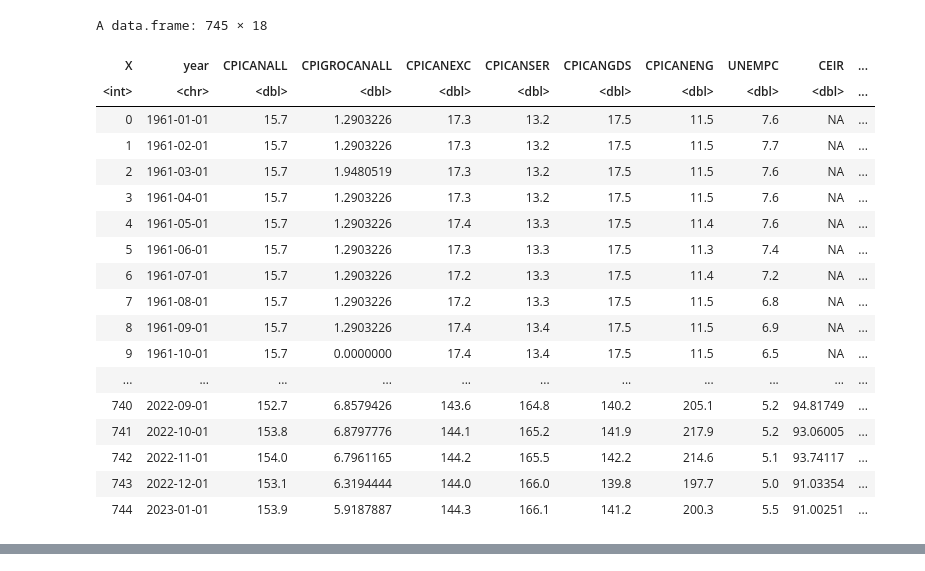
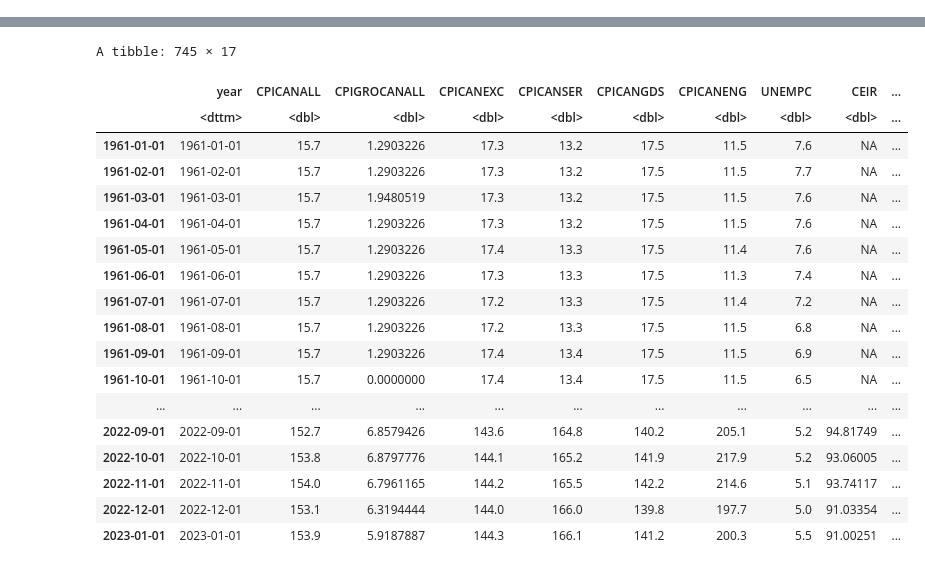
Before and after one commit to Tuee22/jupyter_r, a Jupyter notebook: assignment_2/assignment_2.ipynb, the cells around one changed output, grey strips where cells are left out. Drawn from its saved outputs; the diff is of its cells as text; code cells hidden in the pictures.

```diff
--- a/assignment_2/assignment_2.ipynb
+++ b/assignment_2/assignment_2.ipynb
@@ -1,23 +0,0 @@
-# %%
-data <- read.csv(file='projectdata_FW2002.csv')
-data
-# %% [output]
-A data.frame: 745 × 18
-| X | year | CPICANALL | CPIGROCANALL | CPICANEXC | CPICANSER | CPICANGDS | CPICANENG | UNEMPC | CEIR | ... |
-| <int> | <chr> | <dbl> | <dbl> | <dbl> | <dbl> | <dbl> | <dbl> | <dbl> | <dbl> | ... |
-| 0 | 1961-01-01 | 15.7 | 1.2903226 | 17.3 | 13.2 | 17.5 | 11.5 | 7.6 | NA | ... |
-| 1 | 1961-02-01 | 15.7 | 1.2903226 | 17.3 | 13.2 | 17.5 | 11.5 | 7.7 | NA | ... |
-| 2 | 1961-03-01 | 15.7 | 1.9480519 | 17.3 | 13.2 | 17.5 | 11.5 | 7.6 | NA | ... |
-| 3 | 1961-04-01 | 15.7 | 1.2903226 | 17.3 | 13.2 | 17.5 | 11.5 | 7.6 | NA | ... |
-| 4 | 1961-05-01 | 15.7 | 1.2903226 | 17.4 | 13.3 | 17.5 | 11.4 | 7.6 | NA | ... |
-| 5 | 1961-06-01 | 15.7 | 1.2903226 | 17.3 | 13.3 | 17.5 | 11.3 | 7.4 | NA | ... |
-| 6 | 1961-07-01 | 15.7 | 1.2903226 | 17.2 | 13.3 | 17.5 | 11.4 | 7.2 | NA | ... |
-| 7 | 1961-08-01 | 15.7 | 1.2903226 | 17.2 | 13.3 | 17.5 | 11.5 | 6.8 | NA | ... |
-| 8 | 1961-09-01 | 15.7 | 1.2903226 | 17.4 | 13.4 | 17.5 | 11.5 | 6.9 | NA | ... |
-| 9 | 1961-10-01 | 15.7 | 0.0000000 | 17.4 | 13.4 | 17.5 | 11.5 | 6.5 | NA | ... |
-| ... | ... | ... | ... | ... | ... | ... | ... | ... | ... | ... |
-| 740 | 2022-09-01 | 152.7 | 6.8579426 | 143.6 | 164.8 | 140.2 | 205.1 | 5.2 | 94.81749 | ... |
-| 741 | 2022-10-01 | 153.8 | 6.8797776 | 144.1 | 165.2 | 141.9 | 217.9 | 5.2 | 93.06005 | ... |
-| 742 | 2022-11-01 | 154.0 | 6.7961165 | 144.2 | 165.5 | 142.2 | 214.6 | 5.1 | 93.74117 | ... |
-| 743 | 2022-12-01 | 153.1 | 6.3194444 | 144.0 | 166.0 | 139.8 | 197.7 | 5.0 | 91.03354 | ... |
-| 744 | 2023-01-01 | 153.9 | 5.9187887 | 144.3 | 166.1 | 141.2 | 200.3 | 5.5 | 91.00251 | ... |
@@ -23,0 +3,5 @@ A data.frame: 745 × 18
+# %%
+data <- read_excel('projectdata_FW2022.xlsx')
+rownames(data) <- data$year
+data
+# %% [output]
@@ -24,3 +10,22 @@ A data.frame: 745 × 18
+A tibble: 745 × 17
+|  | year | CPICANALL | CPIGROCANALL | CPICANEXC | CPICANSER | CPICANGDS | CPICANENG | UNEMPC | CEIR | ... |
+|  | <dttm> | <dbl> | <dbl> | <dbl> | <dbl> | <dbl> | <dbl> | <dbl> | <dbl> | ... |
+| 1961-01-01 | 1961-01-01 | 15.7 | 1.2903226 | 17.3 | 13.2 | 17.5 | 11.5 | 7.6 | NA | ... |
+| 1961-02-01 | 1961-02-01 | 15.7 | 1.2903226 | 17.3 | 13.2 | 17.5 | 11.5 | 7.7 | NA | ... |
+| 1961-03-01 | 1961-03-01 | 15.7 | 1.9480519 | 17.3 | 13.2 | 17.5 | 11.5 | 7.6 | NA | ... |
+| 1961-04-01 | 1961-04-01 | 15.7 | 1.2903226 | 17.3 | 13.2 | 17.5 | 11.5 | 7.6 | NA | ... |
+| 1961-05-01 | 1961-05-01 | 15.7 | 1.2903226 | 17.4 | 13.3 | 17.5 | 11.4 | 7.6 | NA | ... |
+| 1961-06-01 | 1961-06-01 | 15.7 | 1.2903226 | 17.3 | 13.3 | 17.5 | 11.3 | 7.4 | NA | ... |
+| 1961-07-01 | 1961-07-01 | 15.7 | 1.2903226 | 17.2 | 13.3 | 17.5 | 11.4 | 7.2 | NA | ... |
+| 1961-08-01 | 1961-08-01 | 15.7 | 1.2903226 | 17.2 | 13.3 | 17.5 | 11.5 | 6.8 | NA | ... |
+| 1961-09-01 | 1961-09-01 | 15.7 | 1.2903226 | 17.4 | 13.4 | 17.5 | 11.5 | 6.9 | NA | ... |
+| 1961-10-01 | 1961-10-01 | 15.7 | 0.0000000 | 17.4 | 13.4 | 17.5 | 11.5 | 6.5 | NA | ... |
+| ... | ... | ... | ... | ... | ... | ... | ... | ... | ... | ... |
+| 2022-09-01 | 2022-09-01 | 152.7 | 6.8579426 | 143.6 | 164.8 | 140.2 | 205.1 | 5.2 | 94.81749 | ... |
+| 2022-10-01 | 2022-10-01 | 153.8 | 6.8797776 | 144.1 | 165.2 | 141.9 | 217.9 | 5.2 | 93.06005 | ... |
+| 2022-11-01 | 2022-11-01 | 154.0 | 6.7961165 | 144.2 | 165.5 | 142.2 | 214.6 | 5.1 | 93.74117 | ... |
+| 2022-12-01 | 2022-12-01 | 153.1 | 6.3194444 | 144.0 | 166.0 | 139.8 | 197.7 | 5.0 | 91.03354 | ... |
+| 2023-01-01 | 2023-01-01 | 153.9 | 5.9187887 | 144.3 | 166.1 | 141.2 | 200.3 | 5.5 | 91.00251 | ... |
 # %%
 summary(data)
 # %% [output]
```
Also changed, not shown: parts of 3 cells of this notebook, 2 other files.
